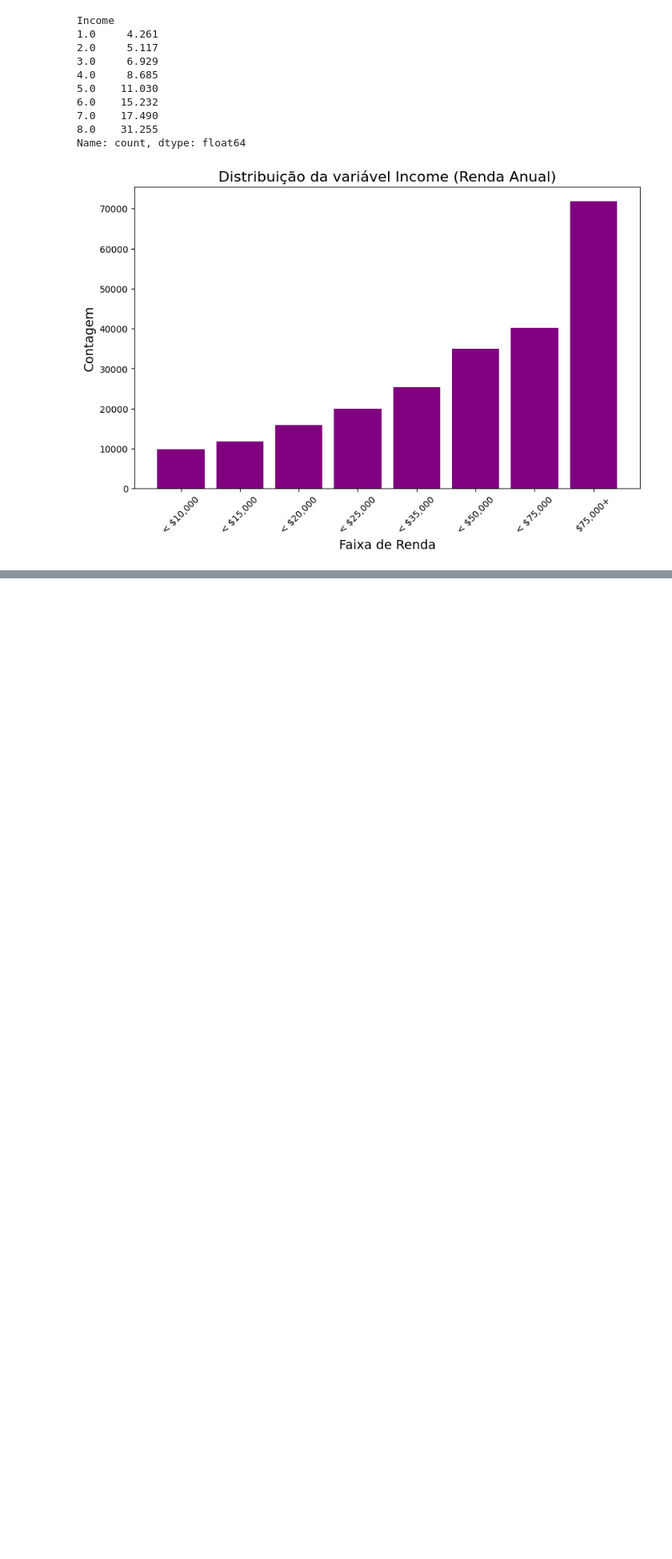
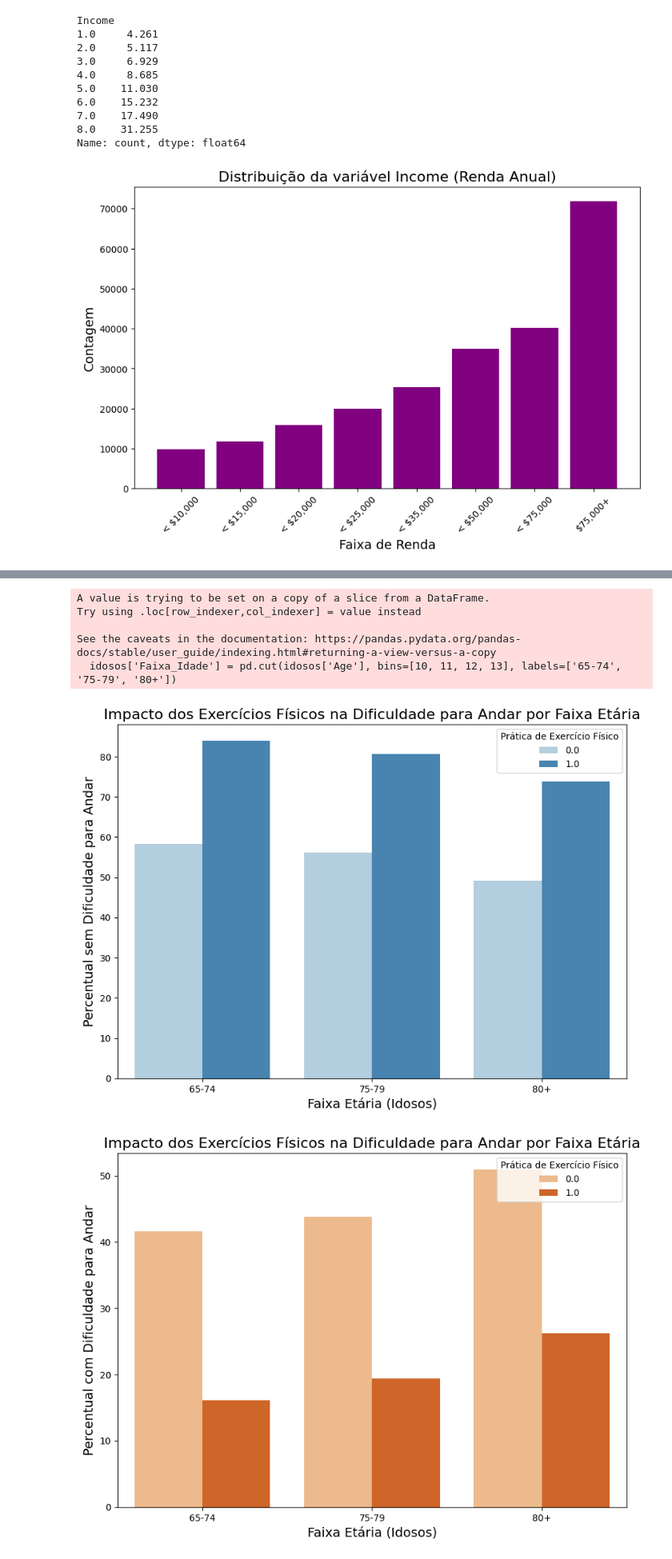
Before and after one commit to rcm2005/Data-Science, a Jupyter notebook: sprint3/sprint33.ipynb, the cells around one changed output, grey strips where cells are left out. Shown at 80% size. Cells and saved outputs as stored; diff of their text form; code cells hidden in the pictures; blank space fills up the shorter version.

```diff
--- a/sprint3/sprint33.ipynb
+++ b/sprint3/sprint33.ipynb
@@ -1061,0 +1216,42 @@ Name: count, dtype: float64
+# %%
+
+# Definindo as faixas etárias para os idosos
+idosos = base[base['Age'] >= 10]  # Idosos com 65 anos ou mais
+idosos['Faixa_Idade'] = pd.cut(idosos['Age'], bins=[10, 11, 12, 13], labels=['65-74', '75-79', '80+'])
+
+# Agrupando os dados para calcular a proporção de dificuldade para andar e exercício físico
+grouped_data = idosos.groupby(['Faixa_Idade', 'PhysActivity', 'DiffWalk']).size().unstack().fillna(0)
+grouped_percent = grouped_data.div(grouped_data.sum(axis=1), axis=0) * 100
+
+# Resetando o índice para facilitar a plotagem
+grouped_percent = grouped_percent.reset_index()
+
+# Plotando o gráfico de barras agrupadas
+plt.figure(figsize=(10,7))
+sns.barplot(data=grouped_percent, x='Faixa_Idade', y=0, hue='PhysActivity', palette='Blues')
+
+plt.title('Impacto dos Exercícios Físicos na Dificuldade para Andar por Faixa Etária', fontsize=16)
+plt.xlabel('Faixa Etária (Idosos)', fontsize=14)
+plt.ylabel('Percentual sem Dificuldade para Andar', fontsize=14)
+plt.xticks(rotation=0)
+plt.legend(title='Prática de Exercício Físico', loc='upper right')
+plt.show()
+
+# Agora para aqueles com dificuldade para andar (DiffWalk = 1)
+plt.figure(figsize=(10,7))
+sns.barplot(data=grouped_percent, x='Faixa_Idade', y=1, hue='PhysActivity', palette='Oranges')
+
+plt.title('Impacto dos Exercícios Físicos na Dificuldade para Andar por Faixa Etária', fontsize=16)
+plt.xlabel('Faixa Etária (Idosos)', fontsize=14)
+plt.ylabel('Percentual com Dificuldade para Andar', fontsize=14)
+plt.xticks(rotation=0)
+plt.legend(title='Prática de Exercício Físico', loc='upper right')
+plt.show()
+# %% [output]
+A value is trying to be set on a copy of a slice from a DataFrame.
+Try using .loc[row_indexer,col_indexer] = value instead
+
+See the caveats in the documentation: https://pandas.pydata.org/pandas-docs/stable/user_guide/indexing.html#returning-a-view-versus-a-copy
+  idosos['Faixa_Idade'] = pd.cut(idosos['Age'], bins=[10, 11, 12, 13], labels=['65-74', '75-79', '80+'])
+[figure, added]
+[figure, added]
```
Also changed, not shown: parts of 20 cells of this notebook, 1 other file.
